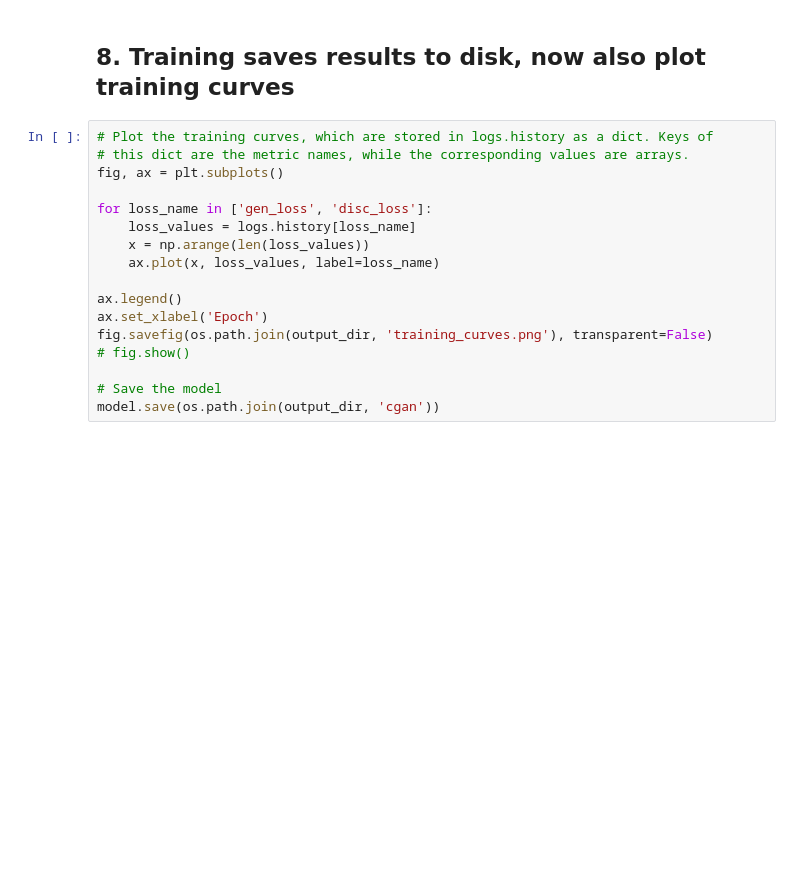
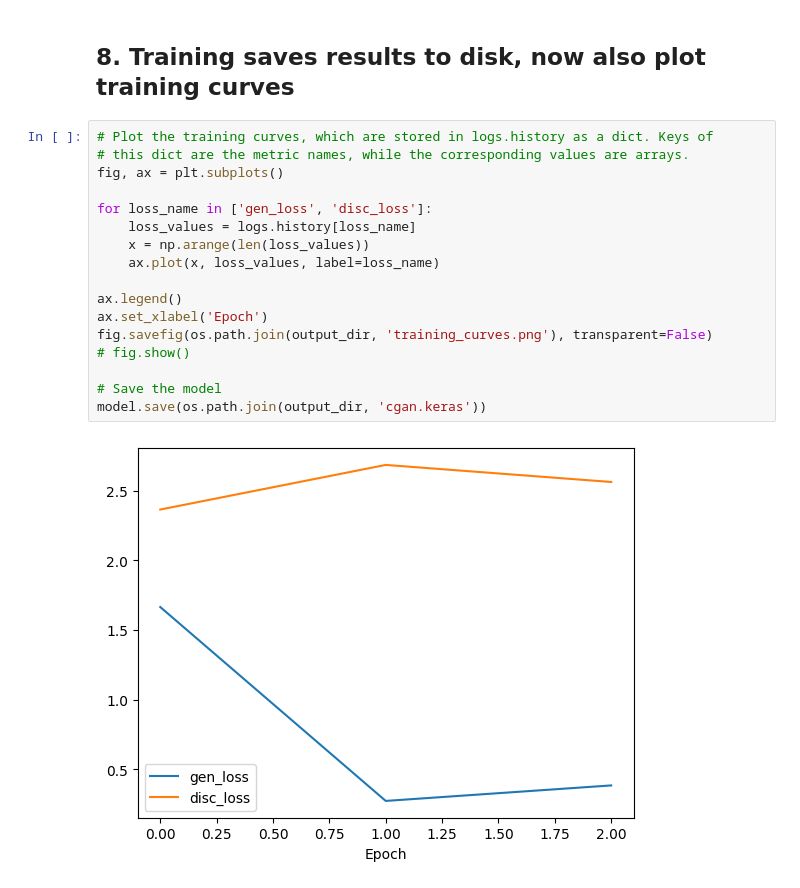
Before and after one commit to UTSW-Software-Engineering-Course-2025/Module2_Zimei, a Jupyter notebook: 04_ExerciseCodeAndInstructions/vaegan/train_cgan_mnist.ipynb, the cells around one changed output. Drawn from its saved outputs; the diff is of its cells as text; blank space fills up the shorter version.

```diff
--- a/04_ExerciseCodeAndInstructions/vaegan/train_cgan_mnist.ipynb
+++ b/04_ExerciseCodeAndInstructions/vaegan/train_cgan_mnist.ipynb
@@ -161,17 +185,19 @@ ValueError: Cannot take the length of shape with unknown rank.
 # %%
 # Plot the training curves, which are stored in logs.history as a dict. Keys of
 # this dict are the metric names, while the corresponding values are arrays.
 fig, ax = plt.subplots()
 
 for loss_name in ['gen_loss', 'disc_loss']:
     loss_values = logs.history[loss_name]
     x = np.arange(len(loss_values))
     ax.plot(x, loss_values, label=loss_name)
 
 ax.legend()
 ax.set_xlabel('Epoch')
 fig.savefig(os.path.join(output_dir, 'training_curves.png'), transparent=False)
 # fig.show()
 
 # Save the model
-model.save(os.path.join(output_dir, 'cgan'))
+model.save(os.path.join(output_dir, 'cgan.keras'))
+# %% [output]
+[figure, added]
```
Also changed, not shown: parts of 4 cells of this notebook.
